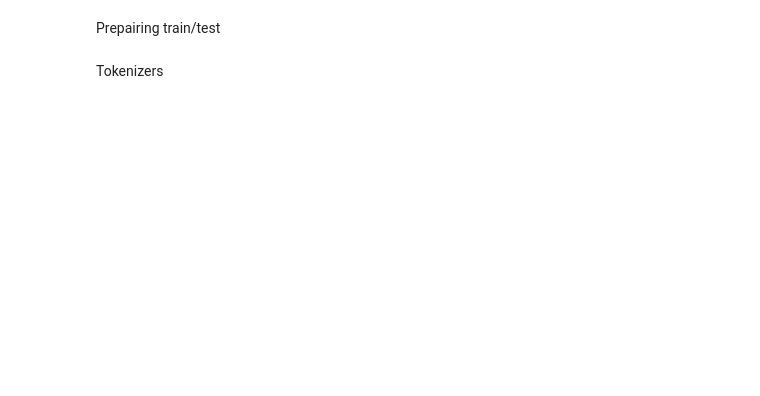
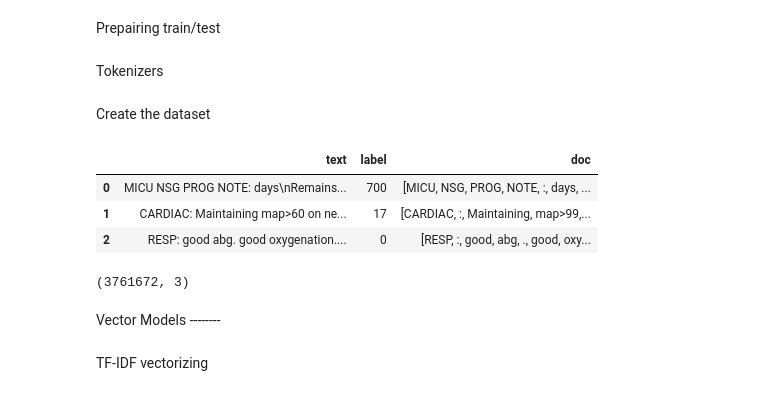
Before and after one commit to hashansl/cosc-526-data-engineering-project, a Jupyter notebook: note_extraction/train_vectors.ipynb, the cells around one changed output. Drawn from its saved outputs; the diff is of its cells as text; code cells hidden in the pictures; blank space fills up the shorter version.

```diff
--- a/note_extraction/train_vectors.ipynb
+++ b/note_extraction/train_vectors.ipynb
@@ -82,3 +93,41 @@ def tokenize_nltk(text):
 # %%
 # select the tokenizer
 tokenize = tokenize_doc
+# %% [markdown]
+Create the dataset
+# %%
+def make_dataset(relevant, indexer, tokenize_function, numproc=12):
+    # Create a tokenized dataset using both original text and segmented text (stext) from the relevant object.
+    df = pd.concat([
+        pd.DataFrame({
+            "text": relevant.text[indexer],
+            "label": relevant.label[indexer],
+        }),
+        pd.DataFrame({
+            "text": relevant.stext[indexer],
+            "label": relevant.label[indexer],
+        })
+    ]).reset_index(drop=True)
+
+    tqdm.pandas(desc=f'  > Tokenizing')
+    df["doc"] = df.text.progress_apply(tokenize_function)
+    return df
+# %%
+# doubeling the dataset as we are using both text and stext and making it more general
+ds = {
+    "train": make_dataset(relevant, train_index, tokenize),
+    "test":  make_dataset(relevant, test_index, tokenize),
+}
+# %%
+ds["train"].head(3)
+# %% [output]
+|  | text | label | doc |
+| 0 | MICU NSG PROG NOTE: days\nRemains... | 700 | [MICU, NSG, PROG, NOTE, :, days, ... |
+| 1 | CARDIAC: Maintaining map>60 on ne... | 17 | [CARDIAC, :, Maintaining, map>99,... |
+| 2 | RESP: good abg. good oxygenation.... | 0 | [RESP, :, good, abg, ., good, oxy... |
+# %%
+ds["train"].shape
+# %% [output]
+(3761672, 3)
+# %% [markdown]
+Vector Models --------
@@ -84,0 +138,2 @@ tokenize = tokenize_doc
+# %% [markdown]
+TF-IDF vectorizing
```
Also changed, not shown: parts of 17 cells of this notebook, 6 other files.
